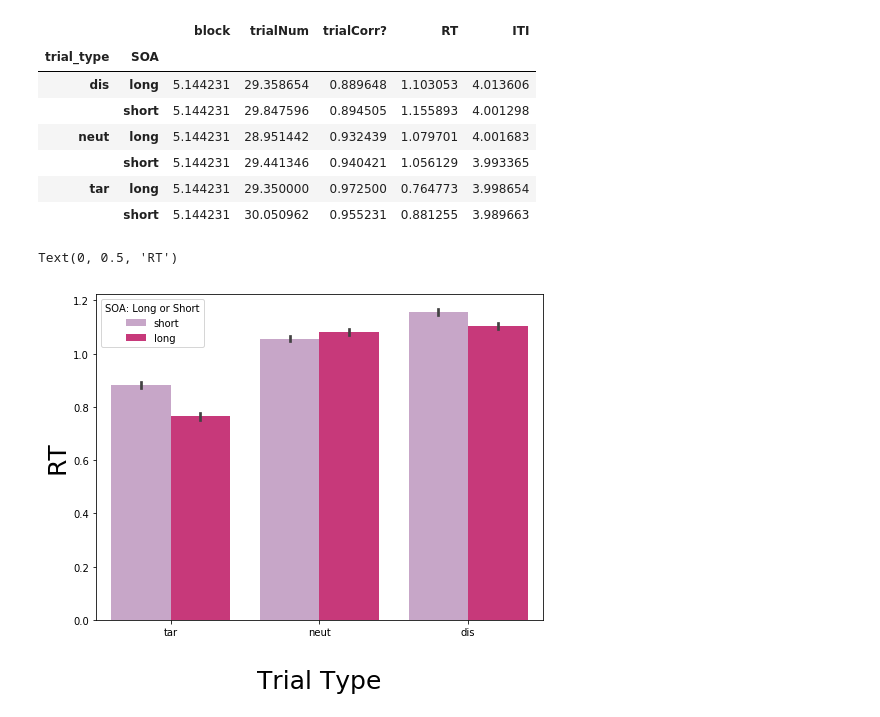
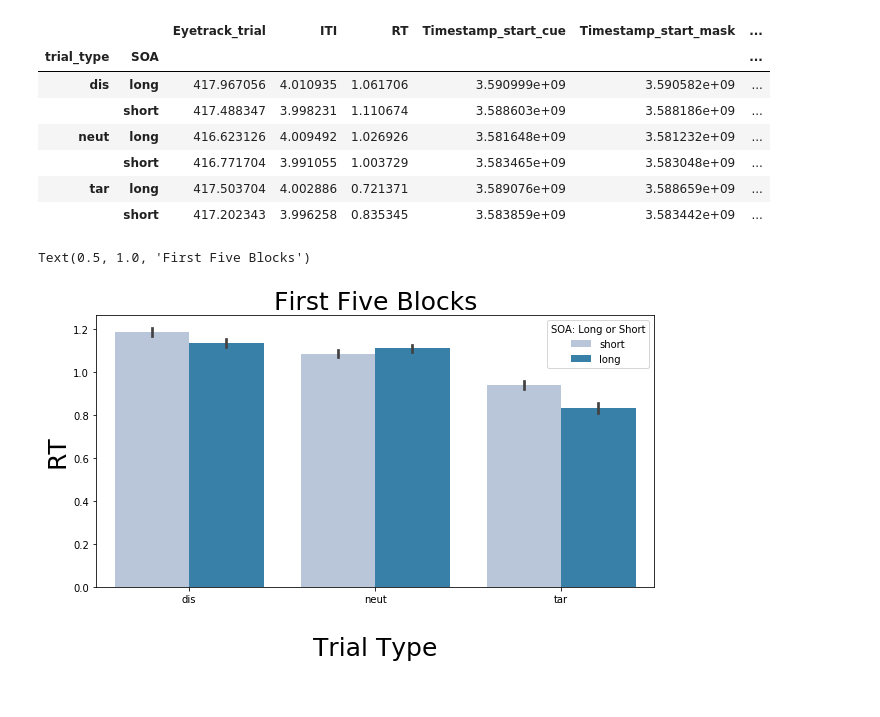
Before and after one commit to HwangLabNeuroCogDynamics/Alpha-Study, a Jupyter notebook: matching_brad/placeholders/alpha_placeholderEEG_behav.ipynb, the cells around one changed output. Saved outputs shown, nothing was run; the diff lists cells and outputs as text; code cells hidden in the pictures.

Commit message:
plotting alphas by condition

```diff
--- a/matching_brad/placeholders/alpha_placeholderEEG_behav.ipynb
+++ b/matching_brad/placeholders/alpha_placeholderEEG_behav.ipynb
@@ -7,5 +8,6 @@ import matplotlib.pyplot as plt
 # %%
 where_files = r'/home/dcellier/RDSS/AlphaStudy_Data/eegData/eeg_behavior_data/'
+preproc_direc='/data/backed_up/shared/AlphaStudy_data/placeholders/preproc_EEG_matchingBrad/'
 files=os.listdir(where_files)
 listDirectory=[f[:3] for f in files if 'matchingBrad' in f ]
 # %%
@@ -18,6 +21,6 @@ array(['193', '196', '197', '198', '204', '206', '211', '212', '213',
 # %%
 subs_list=['197','206','211','214','223',
              '224','225','226','228','233',
-             '234','235','237','238','239',
-             '240','241','244','245','247',
-             '231']
+             '234','237','241','244',
+             '247','240','231','251',
+             '252']
@@ -26,12 +33,9 @@ allSubs=pd.DataFrame()
 allDfsList=[]
 for sub in subs_list:
     thisSubDf=pd.DataFrame() #compile all of the csv's for ea subject
-    for file in os.listdir(where_files):
-        if (sub in file) and ("TRUNCATED" not in file) and ('compiled' not in file) and ('test' not in file):
-            print(file)
-            thisSub_data=pd.read_csv(where_files+file) #import subject data if filename matches pattern
-            thisSub_data['subject']=sub
-            thisSubDf=thisSubDf.append(thisSub_data)
-    allDfsList.append(thisSubDf)
-    allSubs=allSubs.append(thisSubDf)
+    preproc_Cues=mne.read_epochs(preproc_direc+sub+'/cue-epo.fif')
+    thisSub_data=preproc_Cues.metadata
+    thisSub_data['subject']=sub
+    allDfsList.append(thisSub_data)
+    allSubs=allSubs.append(thisSub_data)
 # %% [output]
@@ -76,21 +69,23 @@ allSubs
 # %%
-allSubs.groupby(['trial_type','SOA']).mean()
+allSubs[allSubs['block']>4].groupby(['trial_type','SOA']).mean()
 # %% [output]
-|  |  | block | trialNum | trialCorr? | RT | ITI |
-| trial_type | SOA |  |  |  |  |  |
-| dis | long | 5.144231 | 29.358654 | 0.889648 | 1.103053 | 4.013606 |
-|  | short | 5.144231 | 29.847596 | 0.894505 | 1.155893 | 4.001298 |
-| neut | long | 5.144231 | 28.951442 | 0.932439 | 1.079701 | 4.001683 |
-|  | short | 5.144231 | 29.441346 | 0.940421 | 1.056129 | 3.993365 |
-| tar | long | 5.144231 | 29.350000 | 0.972500 | 0.764773 | 3.998654 |
-|  | short | 5.144231 | 30.050962 | 0.955231 | 0.881255 | 3.989663 |
+|  |  | Eyetrack_trial | ITI | RT | Timestamp_start_cue | Timestamp_start_mask | ... |
+| trial_type | SOA |  |  |  |  |  | ... |
+| dis | long | 417.967056 | 4.010935 | 1.061706 | 3.590999e+09 | 3.590582e+09 | ... |
+|  | short | 417.488347 | 3.998231 | 1.110674 | 3.588603e+09 | 3.588186e+09 | ... |
+| neut | long | 416.623126 | 4.009492 | 1.026926 | 3.581648e+09 | 3.581232e+09 | ... |
+|  | short | 416.771704 | 3.991055 | 1.003729 | 3.583465e+09 | 3.583048e+09 | ... |
+| tar | long | 417.503704 | 4.002886 | 0.721371 | 3.589076e+09 | 3.588659e+09 | ... |
+|  | short | 417.202343 | 3.996258 | 0.835345 | 3.583859e+09 | 3.583442e+09 | ... |
 # %%
-plt.figure(figsize=(8,6))
-ax=sns.barplot(y='RT',x='trial_type',hue='SOA',data=allSubs,palette='PuRd')
+plt.figure(figsize=(10,5))
+ax=sns.barplot(y='RT',x='trial_type',hue='SOA',order=['dis','neut','tar'],hue_order=['short','long'],
+               data=allSubs[allSubs['block']<=4],palette='PuBu')
 plt.legend(title='SOA: Long or Short')
 #plt.ylim=(0,2)
 plt.xlabel("\nTrial Type",size=25)
 plt.ylabel("RT",size=25)
+plt.title("First Five Blocks",size=25)
 # %% [output]
-Text(0, 0.5, 'RT')
+Text(0.5, 1.0, 'First Five Blocks')
-[figure, old version]
+[figure, new version]
```
Also changed, not shown: parts of 7 cells of this notebook, 8 other files.
